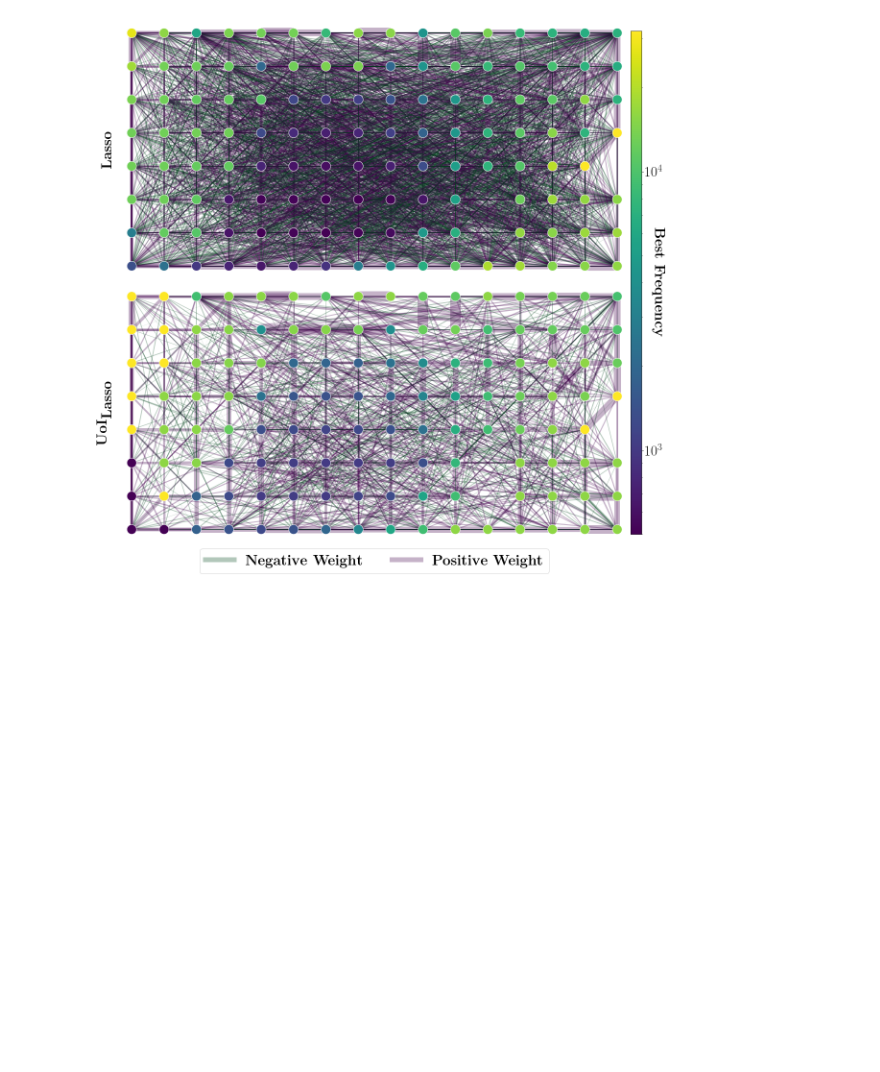
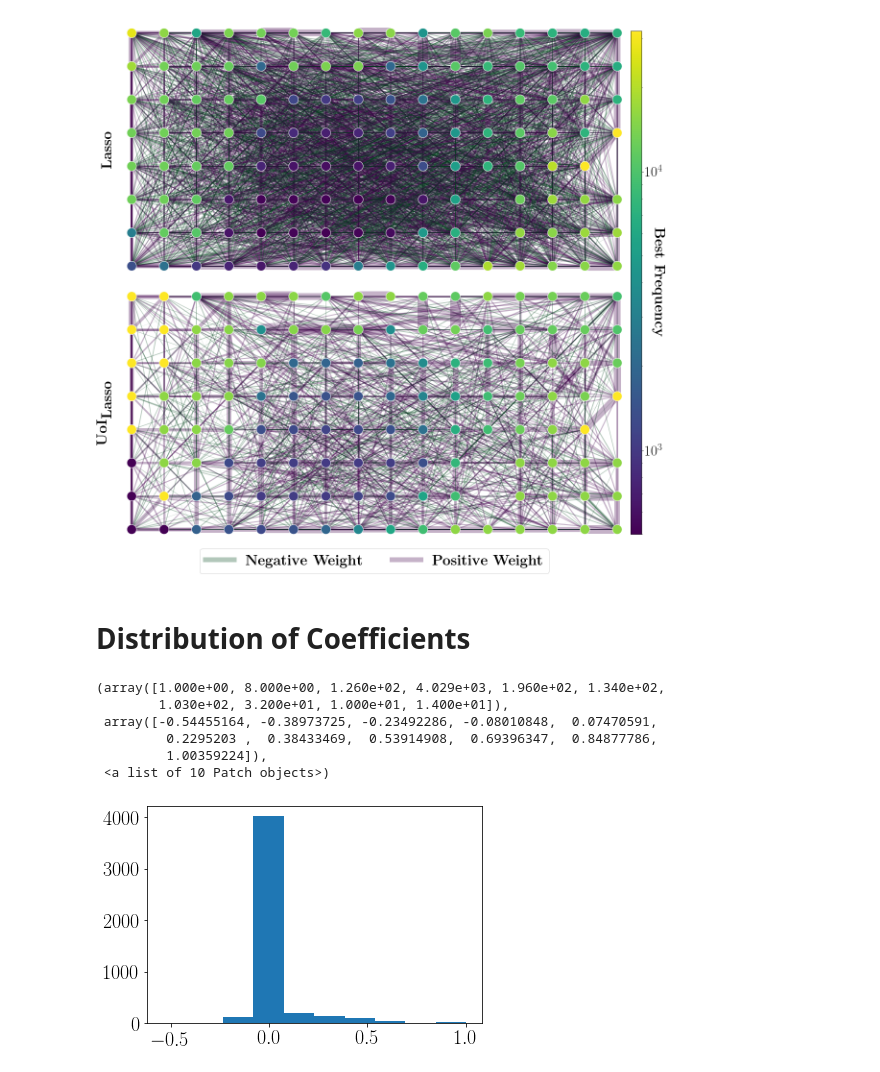
Before and after one commit to BouchardLab/neuroinference, a Jupyter notebook: notebooks/coupling/ecog_coupling_analysis.ipynb, the cells around one changed output. Cells and saved outputs as stored; diff of their text form; code cells hidden in the pictures; blank space fills up the shorter version.

```diff
--- a/notebooks/coupling/ecog_coupling_analysis.ipynb
+++ b/notebooks/coupling/ecog_coupling_analysis.ipynb
@@ -265,3 +265,18 @@ plt.savefig('ecog_coupling_grid.pdf', bbox_inches='tight')
 plt.show()
 # %% [output]
 [figure]
+# %% [markdown]
+# Distribution of Coefficients
+# %%
+lasso_median_coefs = np.median(coupling_fits['lasso/coupling_coefs'], axis=0).ravel()
+uoi_median_coefs = np.median(coupling_fits['uoi_lasso_bic/coupling_coefs'], axis=0).ravel()
+# %%
+plt.hist(lasso_median_coefs[lasso_median_coefs != 0])
+# %% [output]
+(array([1.000e+00, 8.000e+00, 1.260e+02, 4.029e+03, 1.960e+02, 1.340e+02,
+        1.030e+02, 3.200e+01, 1.000e+01, 1.400e+01]),
+ array([-0.54455164, -0.38973725, -0.23492286, -0.08010848,  0.07470591,
+         0.2295203 ,  0.38433469,  0.53914908,  0.69396347,  0.84877786,
+         1.00359224]),
+ <a list of 10 Patch objects>)
+[figure, added]
```
Also changed, not shown: parts of 2 cells of this notebook, 2 other files.
